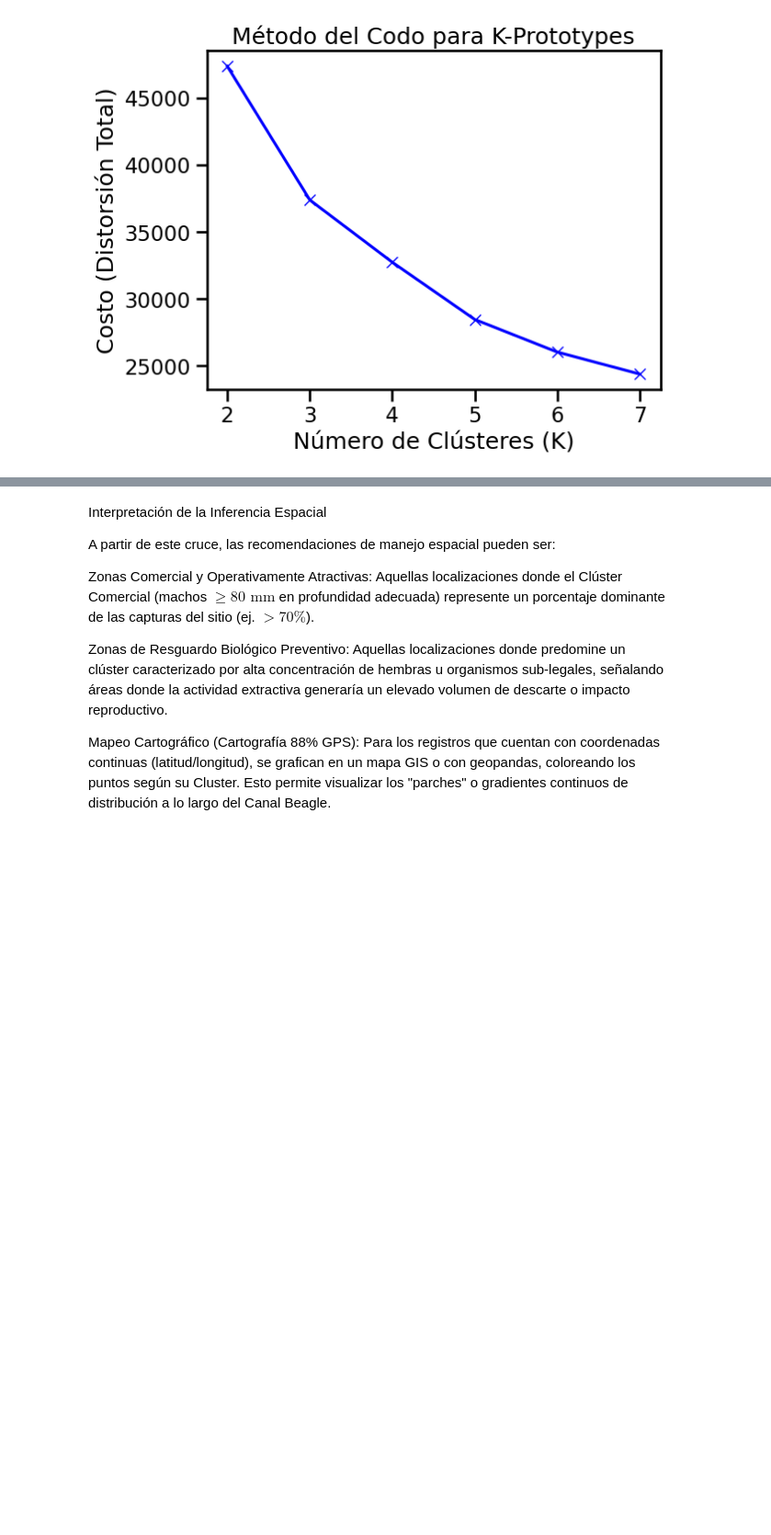
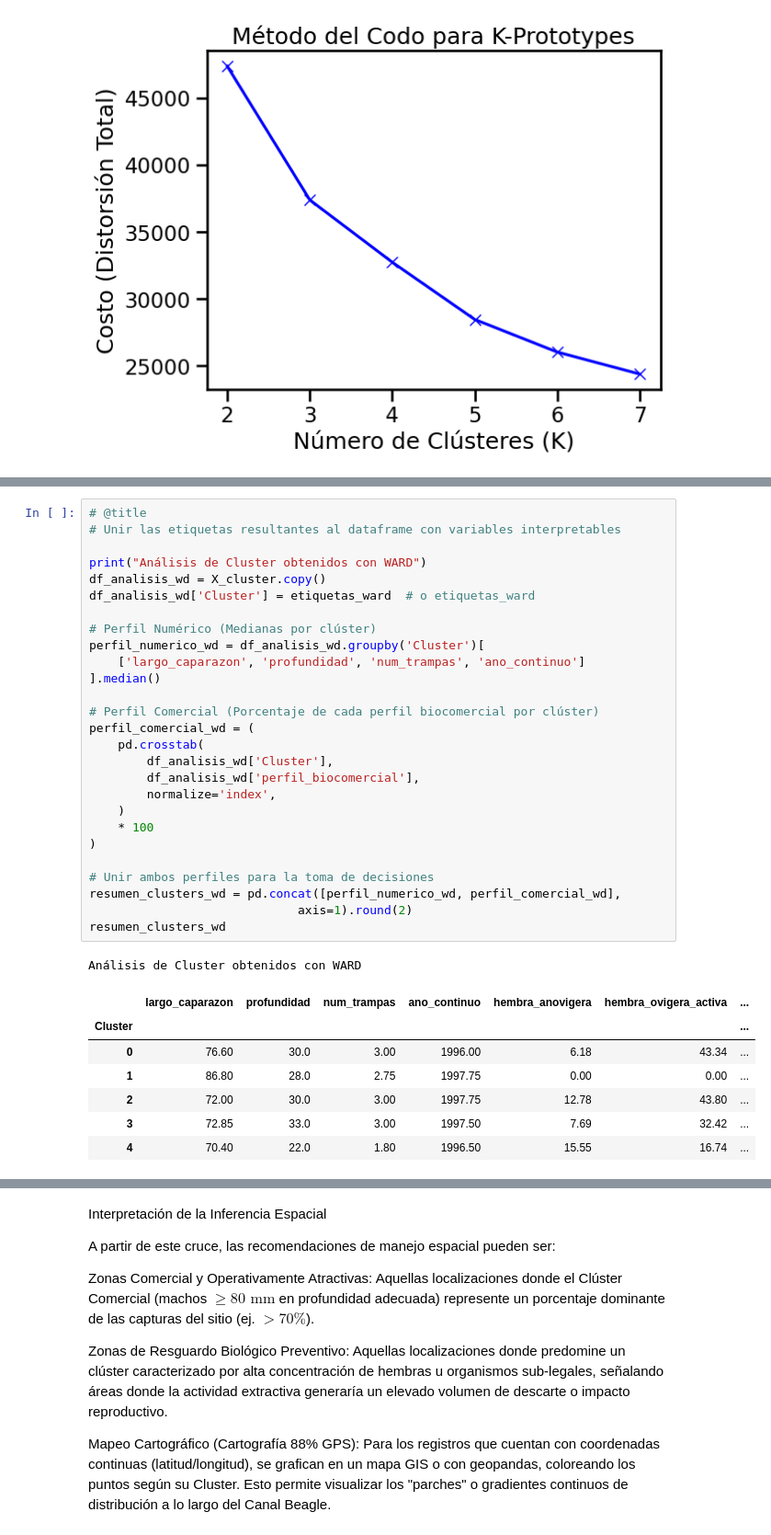
Before and after one commit to Mariano-ds/centollas2026, a Jupyter notebook: mariano/mariano_tp3.ipynb, the cells around one changed output, grey strips where cells are left out. Shown at 92% size. Saved outputs shown, nothing was run; the diff lists cells and outputs as text; blank space fills up the shorter version.

```diff
--- a/mariano/mariano_tp3.ipynb
+++ b/mariano/mariano_tp3.ipynb
@@ -1107,4 +1130,40 @@ resumen_clusters
 | 2 | 76.70 | 32.0 | 3.0 | 1996.00 | 5.95 | 42.06 | ... |
 | 3 | 75.20 | 22.0 | 10.0 | 1996.50 | 10.47 | 14.86 | ... |
 | 4 | 85.40 | 33.0 | 2.5 | 1998.75 | 2.71 | 6.07 | ... |
+# %%
+# @title
+# Unir las etiquetas resultantes al dataframe con variables interpretables
+
+print("Análisis de Cluster obtenidos con WARD")
+df_analisis_wd = X_cluster.copy()
+df_analisis_wd['Cluster'] = etiquetas_ward  # o etiquetas_ward
+
+# Perfil Numérico (Medianas por clúster)
+perfil_numerico_wd = df_analisis_wd.groupby('Cluster')[
+    ['largo_caparazon', 'profundidad', 'num_trampas', 'ano_continuo']
+].median()
+
+# Perfil Comercial (Porcentaje de cada perfil biocomercial por clúster)
+perfil_comercial_wd = (
+    pd.crosstab(
+        df_analisis_wd['Cluster'],
+        df_analisis_wd['perfil_biocomercial'],
+        normalize='index',
+    )
+    * 100
+)
+
+# Unir ambos perfiles para la toma de decisiones
+resumen_clusters_wd = pd.concat([perfil_numerico_wd, perfil_comercial_wd],
+                             axis=1).round(2)
+resumen_clusters_wd
+# %% [output]
+Análisis de Cluster obtenidos con WARD
+|  | largo_caparazon | profundidad | num_trampas | ano_continuo | hembra_anovigera | hembra_ovigera_activa | ... |
+| Cluster |  |  |  |  |  |  | ... |
+| 0 | 76.60 | 30.0 | 3.00 | 1996.00 | 6.18 | 43.34 | ... |
+| 1 | 86.80 | 28.0 | 2.75 | 1997.75 | 0.00 | 0.00 | ... |
+| 2 | 72.00 | 30.0 | 3.00 | 1997.75 | 12.78 | 43.80 | ... |
+| 3 | 72.85 | 33.0 | 3.00 | 1997.50 | 7.69 | 32.42 | ... |
+| 4 | 70.40 | 22.0 | 1.80 | 1996.50 | 15.55 | 16.74 | ... |
 # %% [markdown]
```
Also changed, not shown: parts of 30 cells of this notebook.
